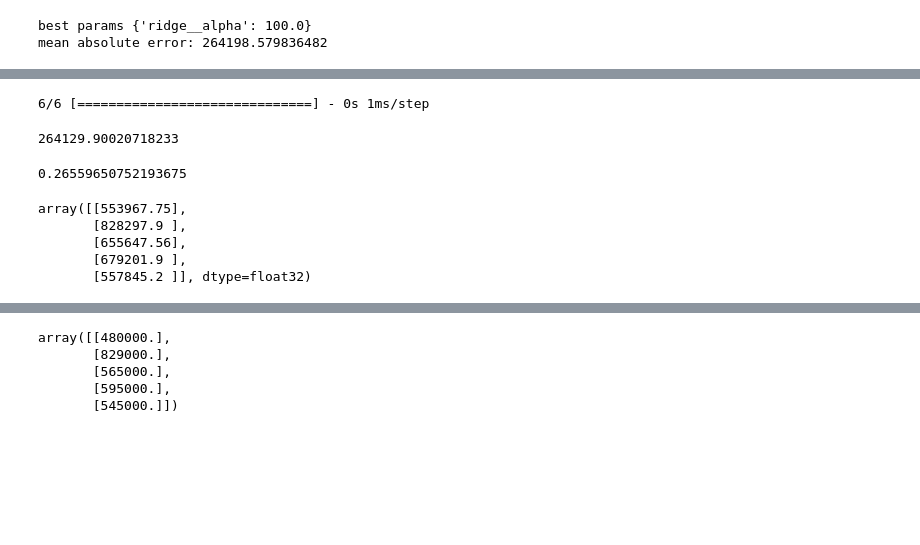
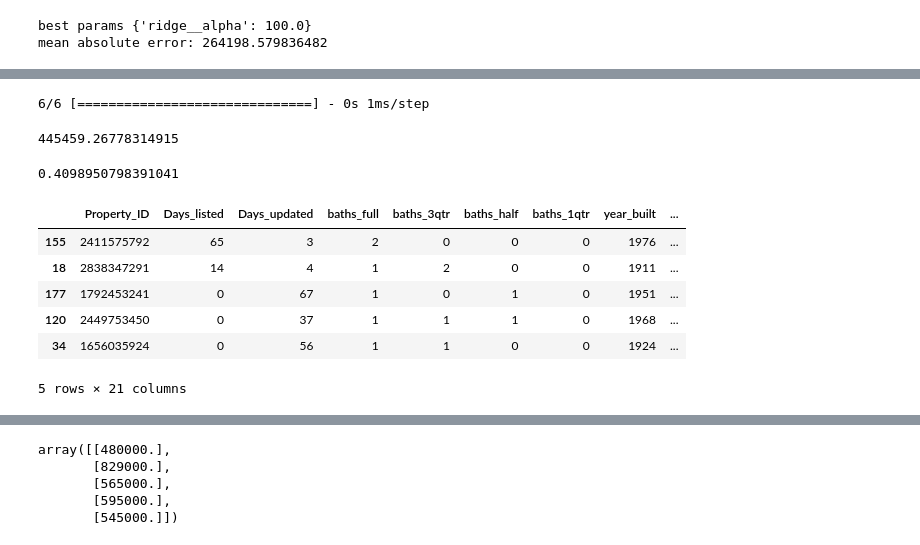
Before and after one commit to AndrewCoogan/BHU, a Jupyter notebook: Housing API Playground.ipynb, the cells around one changed output, grey strips where cells are left out. Saved outputs shown, nothing was run; the diff lists cells and outputs as text; code cells hidden in the pictures; blank space fills up the shorter version.

```diff
--- a/Housing API Playground.ipynb
+++ b/Housing API Playground.ipynb
@@ -131,13 +131,12 @@ fg.houses[727].features
 test_indicies = random.sample(range(0, len(fg.targets)), int(0.1 * len(fg.targets)))
 train_indicies = set(range(0, len(fg.targets))).difference(set(test_indicies))
 
-target_transformer = StandardScaler().fit(np.array(fg.targets).reshape(-1,1))
-target_transformed = target_transformer.transform(np.array(fg.targets).reshape(-1,1))
+target_transformer = StandardScaler()
+target_targets = target_transformer.fit_transform(np.array(list(map(fg.targets.__getitem__, train_indicies))).reshape(-1,1))
+test_targets = target_transformer.transform(np.array(list(map(fg.targets.__getitem__, test_indicies))).reshape(-1,1))
 
 train_features = list(map(fg.features.__getitem__, train_indicies))
-train_targets = list(map(target_transformed.__getitem__, train_indicies))
 test_features = list(map(fg.features.__getitem__, test_indicies))
-test_targets = list(map(target_transformed.__getitem__, test_indicies))
 # %%
 ToDataFrame().fit_transform(train_features).head()
 # %% [output]
@@ -162,6 +161,7 @@ Tags - Do what we did in the nlp homework
 '''
 
 from sklearn.preprocessing import MinMaxScaler, StandardScaler, KBinsDiscretizer, OneHotEncoder
+from sklearn.impute import SimpleImputer
 from sklearn.feature_extraction import DictVectorizer
 from sklearn.ensemble import GradientBoostingRegressor
 from sklearn.model_selection import GridSearchCV, RandomizedSearchCV
@@ -188,9 +188,12 @@ class DictEncoder(BaseEstimator, TransformerMixin):
     def transform(self, X):
         return pd.Series(map(lambda l : {k : 1 for k in l if l in self.tags_to_keep}, X))
 
-minmax_cols = ['Days_listed', 'Days_listed', 'distance_to_home']
+# We need to impute the lat and long
+
+minmax_cols = ['distance_to_home'] # 'Days_listed', 'Days_listed',
 normalize_cols = ['lot_sqft', 'sqft']
-bucketize_cols = ['year_built', 'lat', 'long']
+bucketize_cols = ['year_built']
+lat_long_cols = ['lat', 'long']
 dummy_cols = ['baths_full', 'baths_full', 'baths_full', 'baths_1qtr', 'garage', 'stories', 'beds']
 
 preprocess_tags_col = Pipeline(
@@ -200,13 +203,21 @@ preprocess_tags_col = Pipeline(
     ]
 )
 
+preprocess_lat_long_cols = Pipeline(
+    [
+        ('impute', SimpleImputer(strategy="mean")),
+        ('bucketize', KBinsDiscretizer(strategy='uniform'))
+    ]
+)
+
 preprocess_data = ColumnTransformer(
     [
         ('scale', MinMaxScaler(), minmax_cols),
         ('normalize', StandardScaler(), normalize_cols),
         ('bucketize', KBinsDiscretizer(strategy='uniform'), bucketize_cols),
+        ('lat_long', preprocess_lat_long_cols, lat_long_cols),
         ('dummy', OneHotEncoder(sparse_output=False, handle_unknown='ignore'), dummy_cols),
-        ('list', preprocess_tags_col, 'tags')
+        #('list', preprocess_tags_col, 'tags')
     ]
 )
 
@@ -284,9 +295,9 @@ class GenerateKerasModel(BaseEstimator, RegressorMixin):
     def _keras_model(self, n_cols):
         km = Sequential()
         km.add(Dense(self.first_layer, input_shape=(n_cols,), activation='linear', kernel_initializer='normal', name='dense_1'))
-        km.add(Dense(self.first_layer, activation='linear', kernel_initializer='normal', name='dense_2'))
+        km.add(Dense(64, activation='relu', kernel_initializer='normal', name='dense_2'))
         km.add(Dense(1, activation='linear', kernel_initializer='normal', name='output'))
-        km.compile(optimizer='adam', loss='mean_squared_error', metrics=['mean_absolute_error'])
+        km.compile(optimizer='adam', loss='mean_squared_error', metrics=['mean_squared_error', 'mean_absolute_error'])
         return KerasRegressor(model=km)
 
     def fit(self, X, y=None):
@@ -339,16 +350,25 @@ preds = best_keras.best_estimator_.predict(test_features)
 mean_absolute_error(preds, target_transformer.inverse_transform(test_targets))
 # %% [output]
 6/6 [==============================] - 0s 1ms/step
-264129.90020718233
+445459.26778314915
 # %%
 mean_absolute_error(preds, target_transformer.inverse_transform(test_targets))/preds.mean()
 # %% [output]
-0.26559650752193675
+0.4098950798391041
-# %%
-preds[:5]
-# %% [output]
-array([[553967.75],
-       [828297.9 ],
-       [655647.56],
-       [679201.9 ],
-       [557845.2 ]], dtype=float32)
+# %%
+# I should remove the outlier prices, instead or removing the outlier sameples.
+
+test_data = ToDataFrame().fit_transform(test_features)
+test_data['preds'] = preds
+test_data['actual'] = target_transformer.inverse_transform(test_targets)
+test_data['delta'] = np.abs(test_data['actual'] - test_data['preds']) / test_data['actual']
+test_data = test_data.sort_values(by='distance_to_home', ascending=False)
+test_data.head()
+# %% [output]
+|  | Property_ID | Days_listed | Days_updated | baths_full | baths_3qtr | baths_half | baths_1qtr | year_built | ... |
+| 155 | 2411575792 | 65 | 3 | 2 | 0 | 0 | 0 | 1976 | ... |
+| 18 | 2838347291 | 14 | 4 | 1 | 2 | 0 | 0 | 1911 | ... |
+| 177 | 1792453241 | 0 | 67 | 1 | 0 | 1 | 0 | 1951 | ... |
+| 120 | 2449753450 | 0 | 37 | 1 | 1 | 1 | 0 | 1968 | ... |
+| 34 | 1656035924 | 0 | 56 | 1 | 1 | 0 | 0 | 1924 | ... |
+5 rows × 21 columns
```
Also changed, not shown: parts of 8 cells of this notebook, 1 other file.
